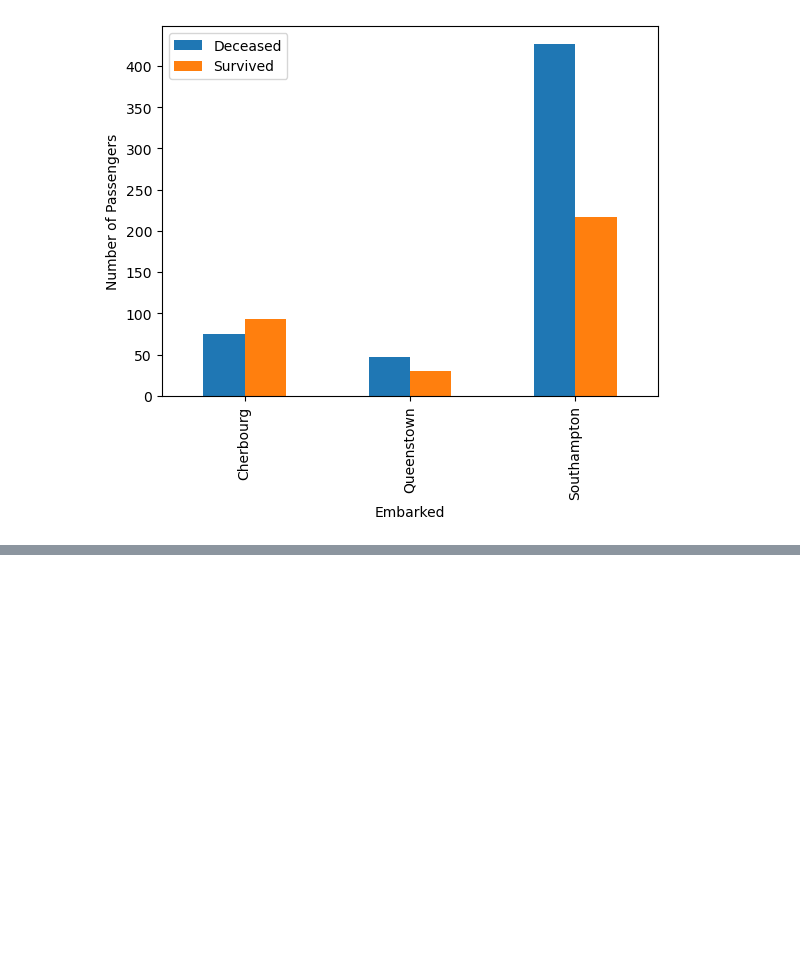
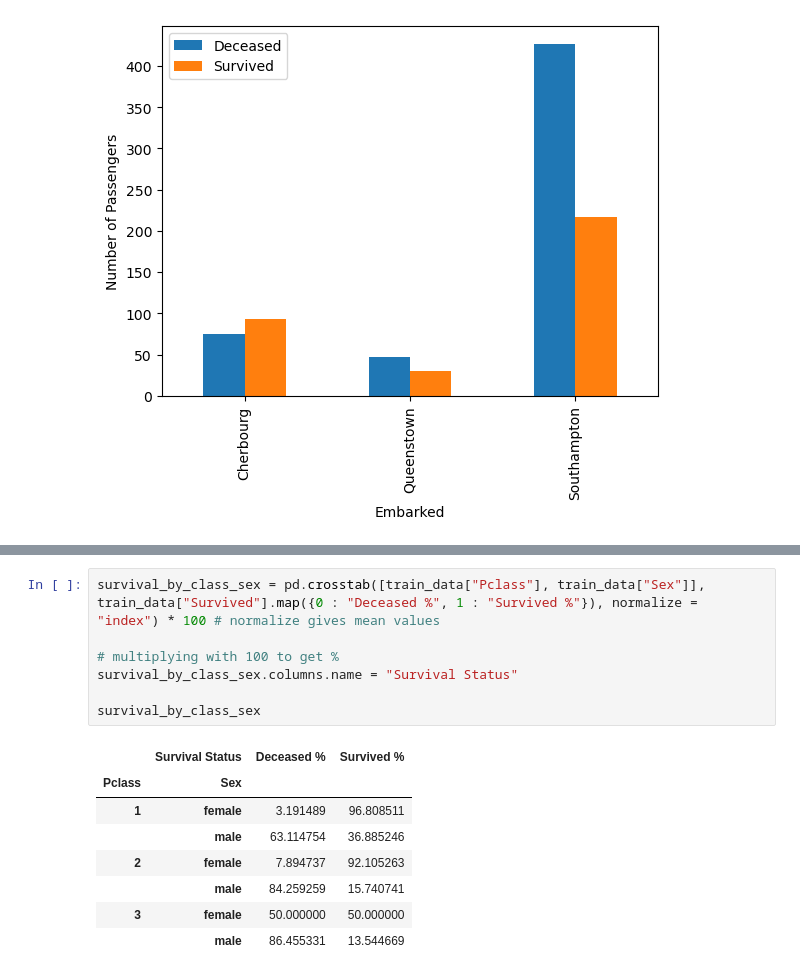
Before and after one commit to Sid1813/kaggle, a Jupyter notebook: Titanic - Machine Learning from Disaster/model_versions/titanic_v4.ipynb, the cells around one changed output, grey strips where cells are left out. Cells and saved outputs as stored; diff of their text form; blank space fills up the shorter version.

```diff
--- a/Titanic - Machine Learning from Disaster/model_versions/titanic_v4.ipynb
+++ b/Titanic - Machine Learning from Disaster/model_versions/titanic_v4.ipynb
@@ -211,0 +267,15 @@ plt.show()
+# %%
+survival_by_class_sex = pd.crosstab([train_data["Pclass"], train_data["Sex"]], train_data["Survived"].map({0 : "Deceased %", 1 : "Survived %"}), normalize = "index") * 100 # normalize gives mean values
+                                                                                                          # multiplying with 100 to get %
+survival_by_class_sex.columns.name = "Survival Status"
+
+survival_by_class_sex
+# %% [output]
+|  | Survival Status | Deceased % | Survived % |
+| Pclass | Sex |  |  |
+| 1 | female | 3.191489 | 96.808511 |
+|  | male | 63.114754 | 36.885246 |
+| 2 | female | 7.894737 | 92.105263 |
+|  | male | 84.259259 | 15.740741 |
+| 3 | female | 50.000000 | 50.000000 |
+|  | male | 86.455331 | 13.544669 |
```
Also changed, not shown: parts of 31 cells of this notebook.
